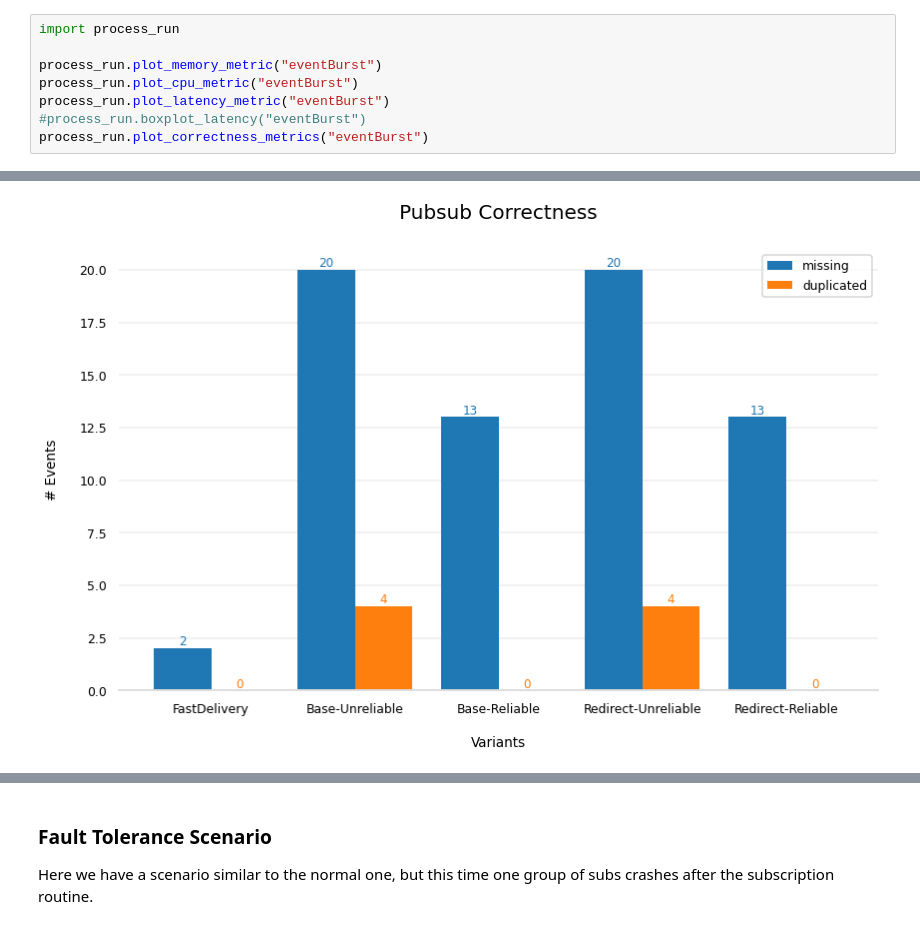
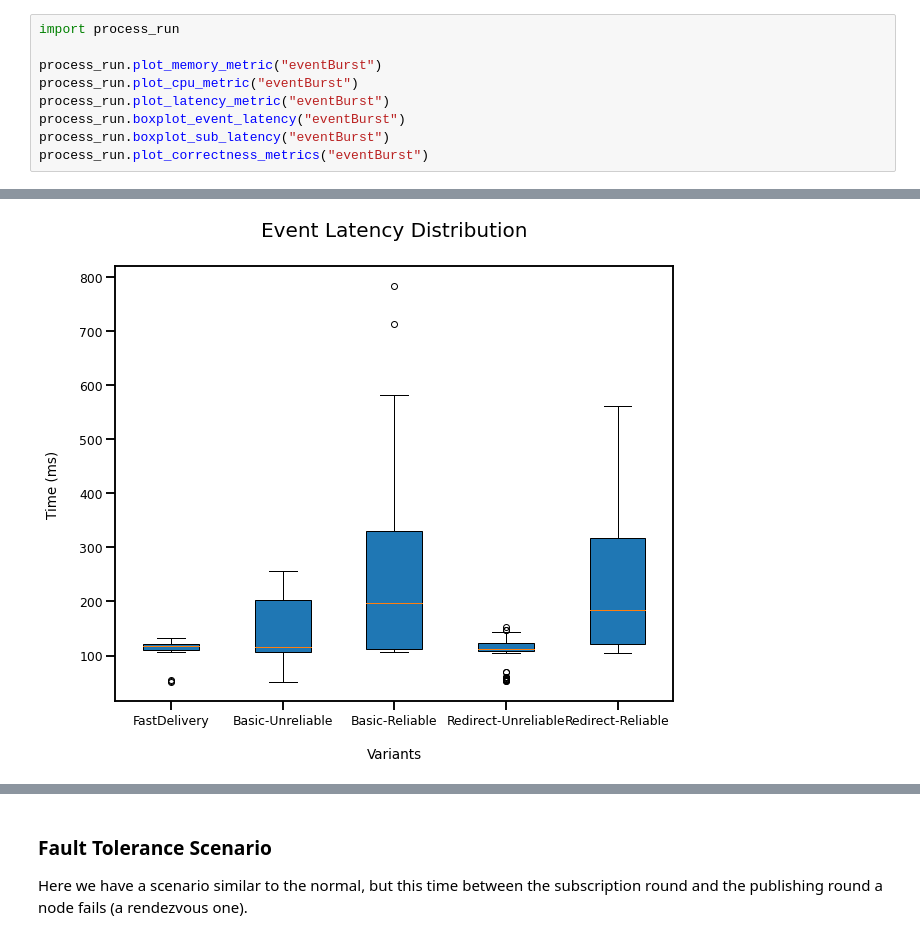
Before and after one commit to pedroaston/contentps-test, a Jupyter notebook: scripts/dashboard.ipynb, the cells around one changed output, grey strips where cells are left out. Cells and saved outputs as stored; diff of their text form.

```diff
--- a/scripts/dashboard.ipynb
+++ b/scripts/dashboard.ipynb
@@ -45,6 +50,7 @@ import process_run
 process_run.plot_memory_metric("eventBurst")
 process_run.plot_cpu_metric("eventBurst")
 process_run.plot_latency_metric("eventBurst")
-#process_run.boxplot_latency("eventBurst")
+process_run.boxplot_event_latency("eventBurst")
+process_run.boxplot_sub_latency("eventBurst")
 process_run.plot_correctness_metrics("eventBurst")
 # %% [output]
@@ -54 +60 @@ process_run.plot_correctness_metrics("eventBurst")
-[figure, old version]
+[figure, new version]
@@ -55,6 +63,6 @@ process_run.plot_correctness_metrics("eventBurst")
 # %% [markdown]
 ### Fault Tolerance Scenario
-Here we have a scenario similar to the normal one, but this time one group of subs crashes after the subscription routine.
+Here we have a scenario similar to the normal, but this time between the subscription round and the publishing round a node fails (a rendezvous one).
 # %%
 import process_run
 
```
Also changed, not shown: parts of 9 cells of this notebook, 18 other files.
